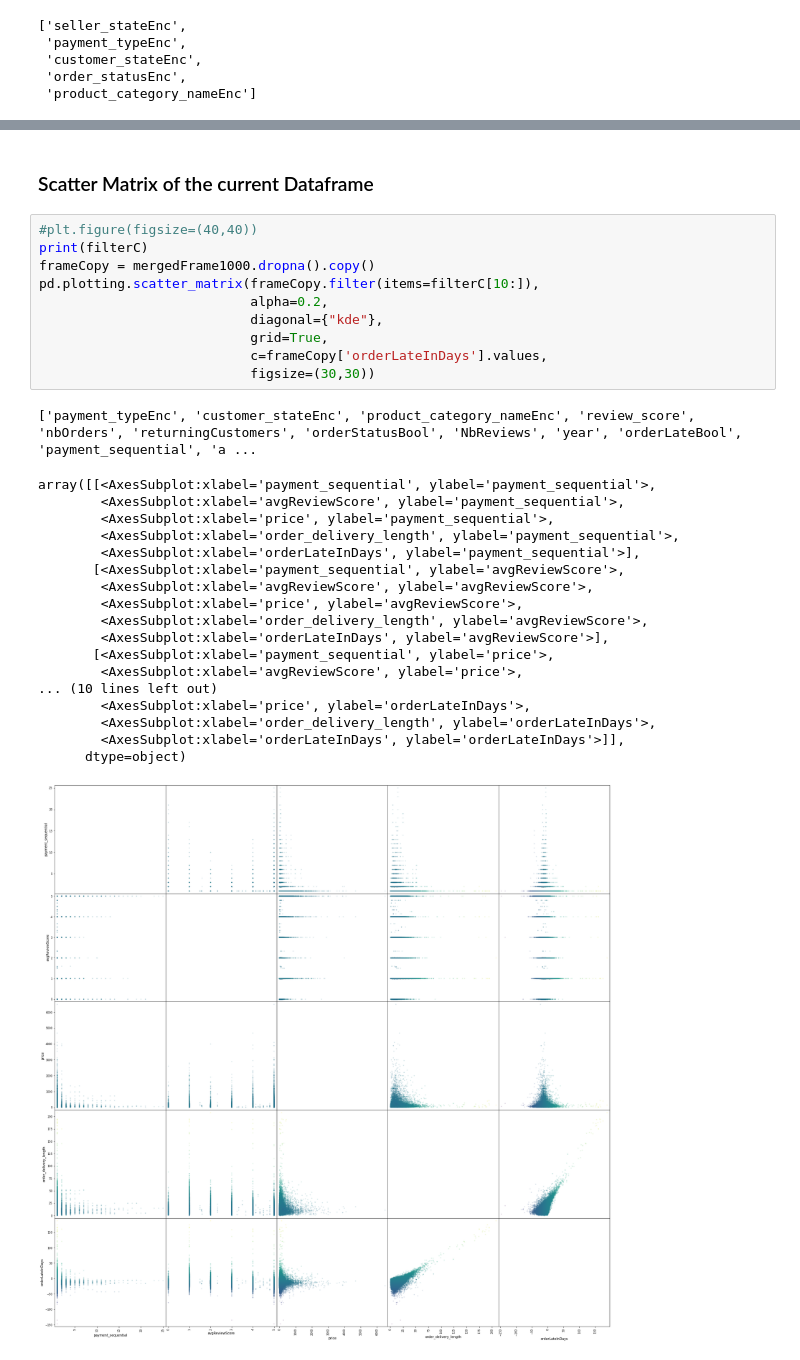
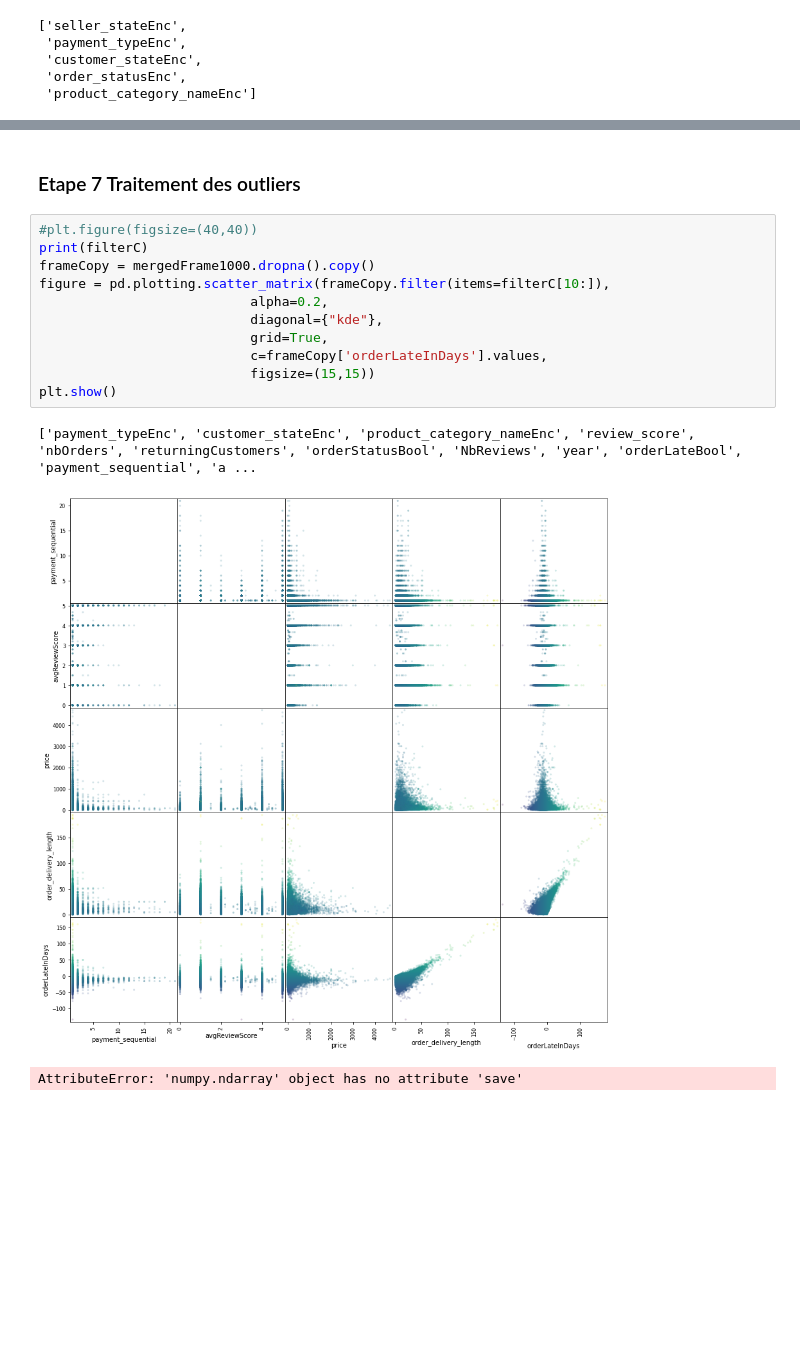
Before and after one commit to benMiniconi/OlistC, a Jupyter notebook: Projet Final/POLIST_01_notebookanalyse.ipynb, the cells around one changed output, grey strips where cells are left out. Drawn from its saved outputs; the diff is of its cells as text; blank space fills up the shorter version.

```diff
--- a/Projet Final/POLIST_01_notebookanalyse.ipynb
+++ b/Projet Final/POLIST_01_notebookanalyse.ipynb
@@ -475,35 +459,20 @@ moreThanOnePercentColumns.to_csv("../DataSet/filterFrame.csv", index=False, sep=
 # %% [markdown]
-### Scatter Matrix of the current Dataframe
+### Etape 7 Traitement des outliers
 # %%
 #plt.figure(figsize=(40,40))
 print(filterC)
 frameCopy = mergedFrame1000.dropna().copy()
-pd.plotting.scatter_matrix(frameCopy.filter(items=filterC[10:]),
+figure = pd.plotting.scatter_matrix(frameCopy.filter(items=filterC[10:]),
                            alpha=0.2,
                            diagonal={"kde"},
                            grid=True,
                            c=frameCopy['orderLateInDays'].values,
-                           figsize=(30,30))
+                           figsize=(15,15))
+plt.show()
 # %% [output]
 ['payment_typeEnc', 'customer_stateEnc', 'product_category_nameEnc', 'review_score', 'nbOrders', 'returningCustomers', 'orderStatusBool', 'NbReviews', 'year', 'orderLateBool', 'payment_sequential', 'a ...
+[figure, new version]
-array([[<AxesSubplot:xlabel='payment_sequential', ylabel='payment_sequential'>,
-        <AxesSubplot:xlabel='avgReviewScore', ylabel='payment_sequential'>,
-        <AxesSubplot:xlabel='price', ylabel='payment_sequential'>,
-        <AxesSubplot:xlabel='order_delivery_length', ylabel='payment_sequential'>,
-        <AxesSubplot:xlabel='orderLateInDays', ylabel='payment_sequential'>],
-       [<AxesSubplot:xlabel='payment_sequential', ylabel='avgReviewScore'>,
-        <AxesSubplot:xlabel='avgReviewScore', ylabel='avgReviewScore'>,
-        <AxesSubplot:xlabel='price', ylabel='avgReviewScore'>,
-        <AxesSubplot:xlabel='order_delivery_length', ylabel='avgReviewScore'>,
-        <AxesSubplot:xlabel='orderLateInDays', ylabel='avgReviewScore'>],
-       [<AxesSubplot:xlabel='payment_sequential', ylabel='price'>,
-        <AxesSubplot:xlabel='avgReviewScore', ylabel='price'>,
-... (10 lines left out)
-        <AxesSubplot:xlabel='price', ylabel='orderLateInDays'>,
-        <AxesSubplot:xlabel='order_delivery_length', ylabel='orderLateInDays'>,
-        <AxesSubplot:xlabel='orderLateInDays', ylabel='orderLateInDays'>]],
-      dtype=object)
+AttributeError: 'numpy.ndarray' object has no attribute 'save'
-[figure, old version]
 # %%
 frameCopy = mergedFrame1000.dropna().copy()
 pd.plotting.scatter_matrix(frameCopy.filter(items=filterC[0:9]),
```
Also changed, not shown: parts of 41 cells of this notebook, 3 other files.
